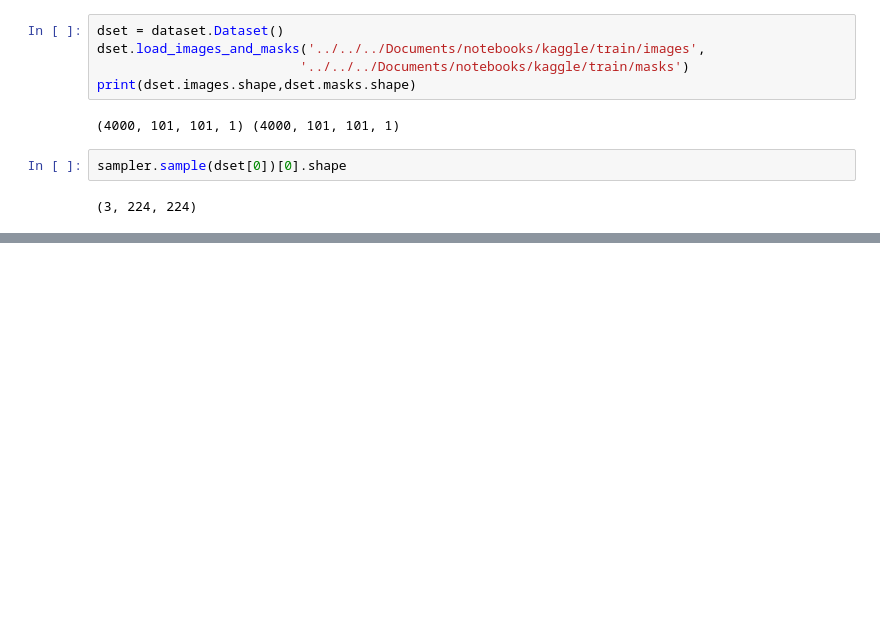
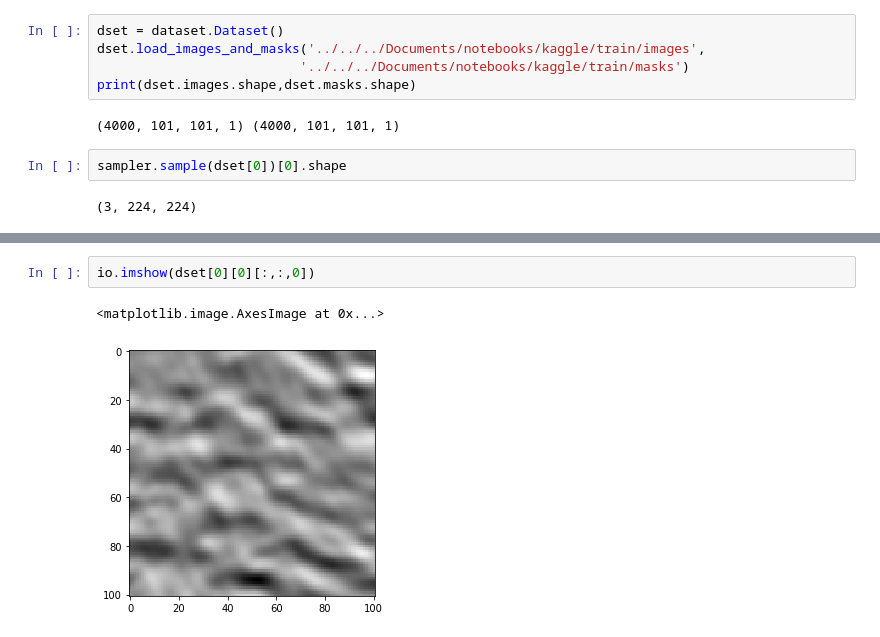
Before and after one commit to gmcgsokdeuvmt/tgs, a Jupyter notebook: tgs/code/test_sampler.ipynb, the cells around one changed output, grey strips where cells are left out. Saved outputs shown, nothing was run; the diff lists cells and outputs as text; blank space fills up the shorter version.

```diff
--- a/tgs/code/test_sampler.ipynb
+++ b/tgs/code/test_sampler.ipynb
@@ -32,0 +44,5 @@ print(inputs[0].shape,inputs[1].shape)
+# %%
+io.imshow(dset[0][0][:,:,0])
+# %% [output]
+<matplotlib.image.AxesImage at 0x...>
+[figure, added]
```
Also changed, not shown: parts of 1 cell of this notebook, 5 other files.
